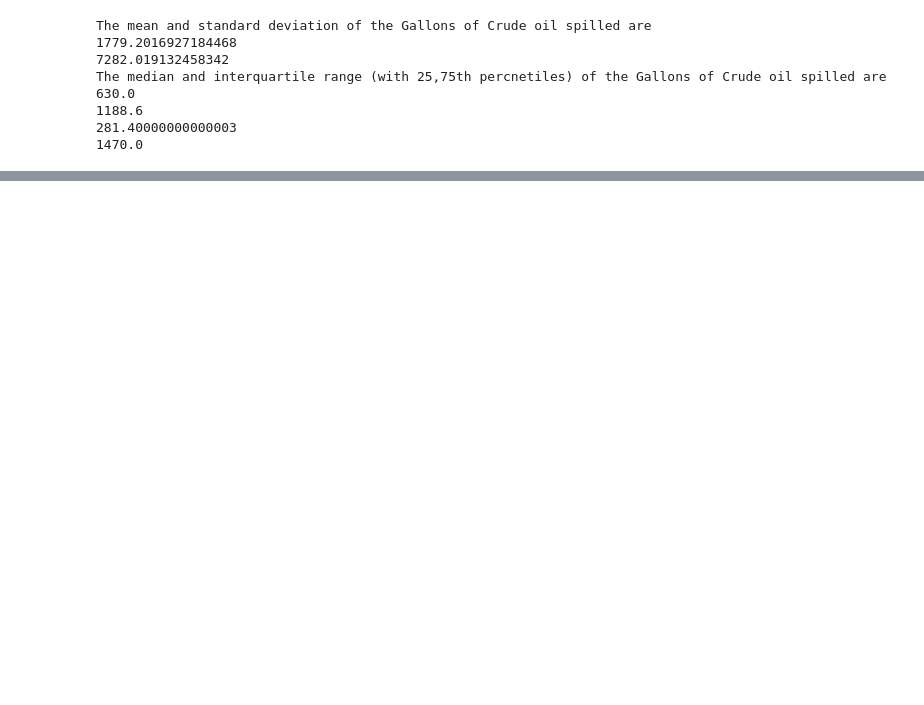
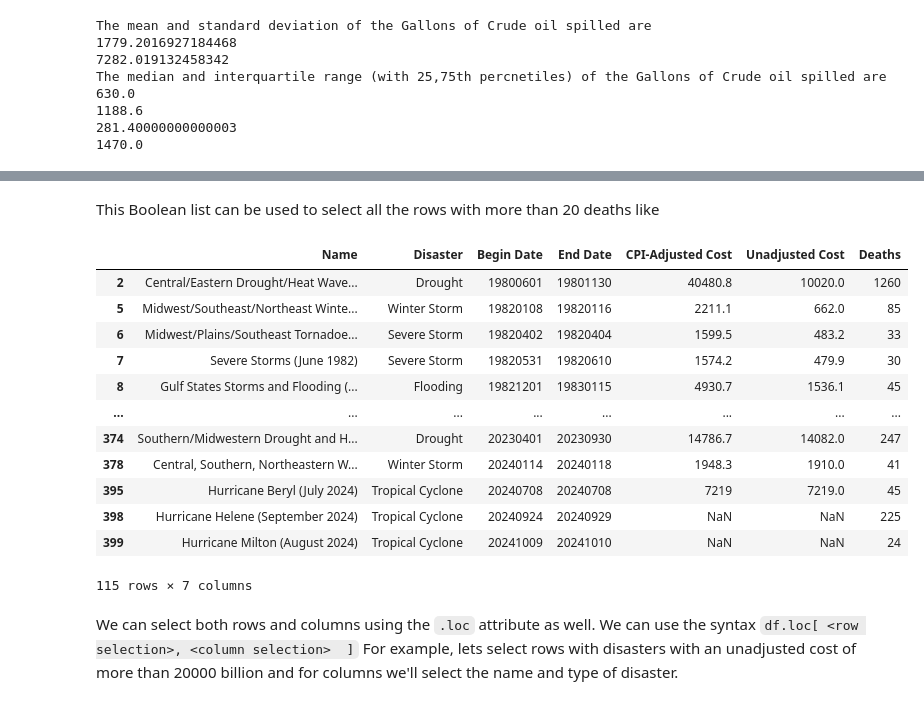
Before and after one commit to computationalUncertaintyLab/dexp_book, a Jupyter notebook: EDA_01.ipynb, the cells around one changed output, grey strips where cells are left out. Drawn from its saved outputs; the diff is of its cells as text; code cells hidden in the pictures; blank space fills up the shorter version.

````diff
--- a/EDA_01.ipynb
+++ b/EDA_01.ipynb
@@ -287,0 +791,22 @@ The median and interquartile range (with 25,75th percnetiles) of the Gallons of
+# %% [markdown]
+This Boolean list can be used to select all the rows with more than 20 deaths like
+# %%
+disasters.loc[disasters["Deaths"] > 20]
+# %% [output]
+|  | Name | Disaster | Begin Date | End Date | CPI-Adjusted Cost | Unadjusted Cost | Deaths |
+| 2 | Central/Eastern Drought/Heat Wave... | Drought | 19800601 | 19801130 | 40480.8 | 10020.0 | 1260 |
+| 5 | Midwest/Southeast/Northeast Winte... | Winter Storm | 19820108 | 19820116 | 2211.1 | 662.0 | 85 |
+| 6 | Midwest/Plains/Southeast Tornadoe... | Severe Storm | 19820402 | 19820404 | 1599.5 | 483.2 | 33 |
+| 7 | Severe Storms (June 1982) | Severe Storm | 19820531 | 19820610 | 1574.2 | 479.9 | 30 |
+| 8 | Gulf States Storms and Flooding (... | Flooding | 19821201 | 19830115 | 4930.7 | 1536.1 | 45 |
+| ... | ... | ... | ... | ... | ... | ... | ... |
+| 374 | Southern/Midwestern Drought and H... | Drought | 20230401 | 20230930 | 14786.7 | 14082.0 | 247 |
+| 378 | Central, Southern, Northeastern W... | Winter Storm | 20240114 | 20240118 | 1948.3 | 1910.0 | 41 |
+| 395 | Hurricane Beryl (July 2024) | Tropical Cyclone | 20240708 | 20240708 | 7219 | 7219.0 | 45 |
+| 398 | Hurricane Helene (September 2024) | Tropical Cyclone | 20240924 | 20240929 | NaN | NaN | 225 |
+| 399 | Hurricane Milton (August 2024) | Tropical Cyclone | 20241009 | 20241010 | NaN | NaN | 24 |
+115 rows × 7 columns
+# %% [markdown]
+We can select both rows and columns using the ```.loc``` attribute as well.
+We can use the syntax ```df.loc[ <row selection>, <column selection>  ]```
+For example, lets select rows with disasters with an unadjusted cost of more than 20000 billion and for columns we'll select the name and type of disaster.
````
Also changed, not shown: parts of 69 cells of this notebook, 1 other file.
